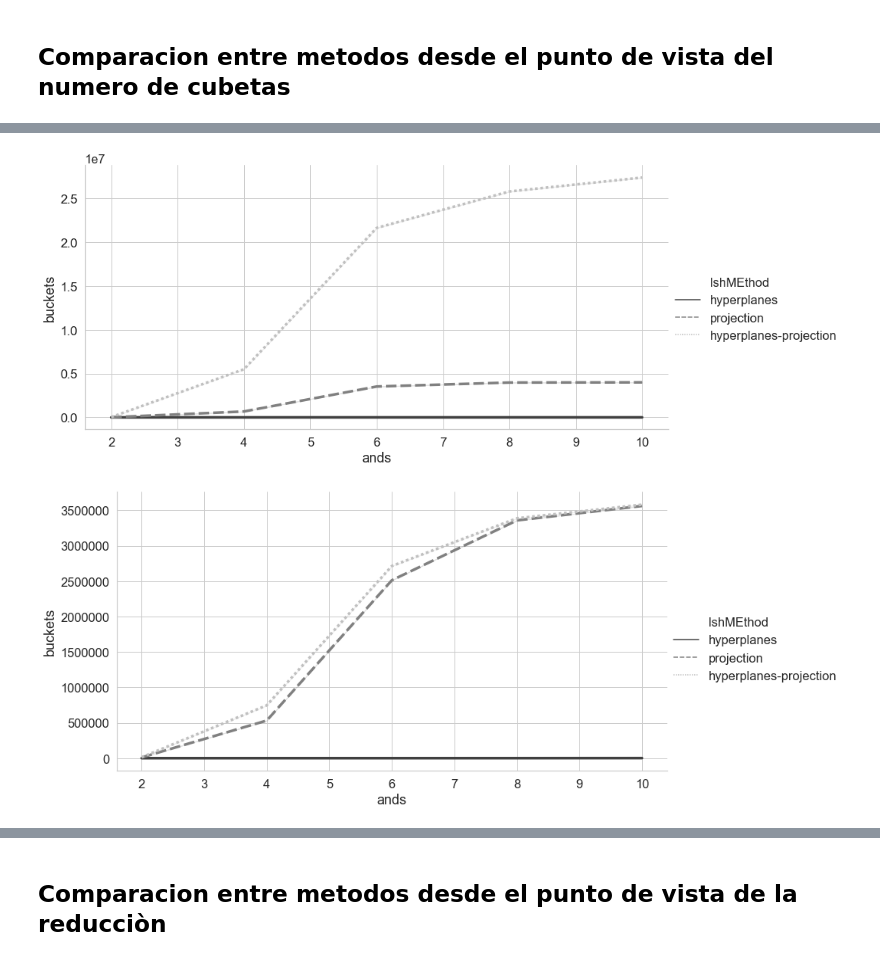
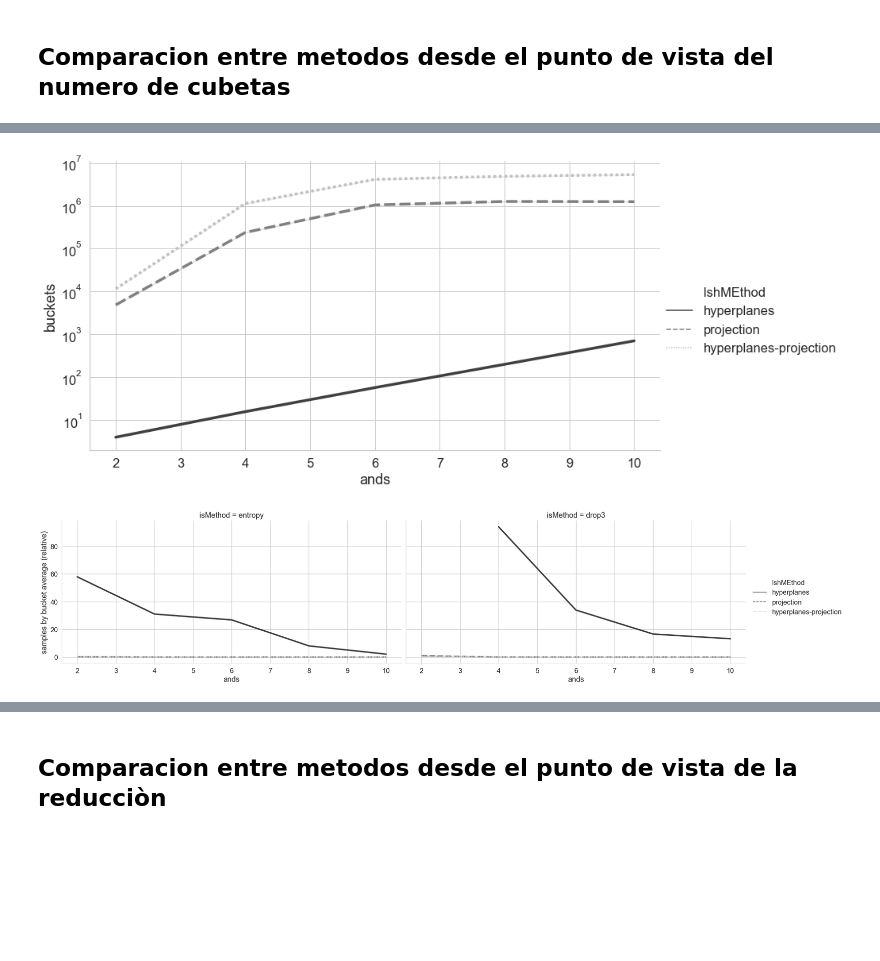
Before and after one commit to germaneduardo/results-analysis, a Jupyter notebook: PlotAnalysis.ipynb, the cells around one changed output, grey strips where cells are left out. Drawn from its saved outputs; the diff is of its cells as text; code cells hidden in the pictures; blank space fills up the shorter version.

Commit message:
update in plots

```diff
--- a/PlotAnalysis.ipynb
+++ b/PlotAnalysis.ipynb
@@ -23,3 +23,8 @@ for i in p.glob('**/*.csv'):
         partial['file'] = i.name
         all_results = pd.concat([all_results, partial], ignore_index = True)
         files.append(i.name)
+all_results['Total Time'] = all_results.timeLSH + all_results.timeIS
+all_results['total'] = all_results.tp + all_results.tn + all_results.fn + all_results.fp
+all_results['samples by bucket average (relative)'] = all_results.buckAvg/all_results.total*100.0
+
+all_results['model_complexity'] =  all_results.trees*all_results.depth
@@ -88,12 +152,16 @@ checks = checks_params_complete(all_results, "p2pAllResults.csv", "drop3", "hype
 # %% [markdown]
 ## Comparacion entre metodos desde el punto de vista  del numero de cubetas
 # %%
-def plotBuckets(df):
-    fil = (df['instanceSelection'] == 'IS') & (df['type'] == 'Train')
+def plotBuckets(df, col = 'imbalance', y = 'buckets',  x = 'ands', logy = True, logx=False):
+    fil = (df.instanceSelection == 'IS') & (df.type == 'Train')
 
     df_pb_to_plot = df[fil].copy()
 
-    plot = sns.relplot(x="ands", y="buckets",height = 6, aspect=2,
+    plot = sns.relplot(x=x, y=y, col = col, height = 6, aspect=2,
                    data=df_pb_to_plot, kind="line",ci=10,
                    palette='gist_gray', style = 'lshMEthod', linewidth=3.5,
                        hue = 'lshMEthod')
+    if logy:
+        plot.set(yscale="log")
+    if logx:
+        plot.set(xscale="log")
@@ -125,6 +168,11 @@ plotBuckets(pd.read_csv("data/fraudkAllResults.csv"))
-# %%
-plotBuckets(pd.read_csv("data/susyAllResults.csv"))
-plotBuckets(pd.read_csv("data/p2pAllResults.csv"))
-# %% [output]
-[figure, removed]
-[figure, removed]
+# %%
+plotBuckets(all_results[all_results.imbalance==False], None)
+# %% [output]
+[figure, added]
+# %%
+plotBuckets(all_results[(all_results.imbalance==False) &
+(all_results['samples by bucket average (relative)'] <= 100)],
+col = 'isMethod',
+y='samples by bucket average (relative)', x = 'ands',  logy = False, logx= False)
+# %% [output]
+[figure, added]
```
Also changed, not shown: parts of 39 cells of this notebook.
